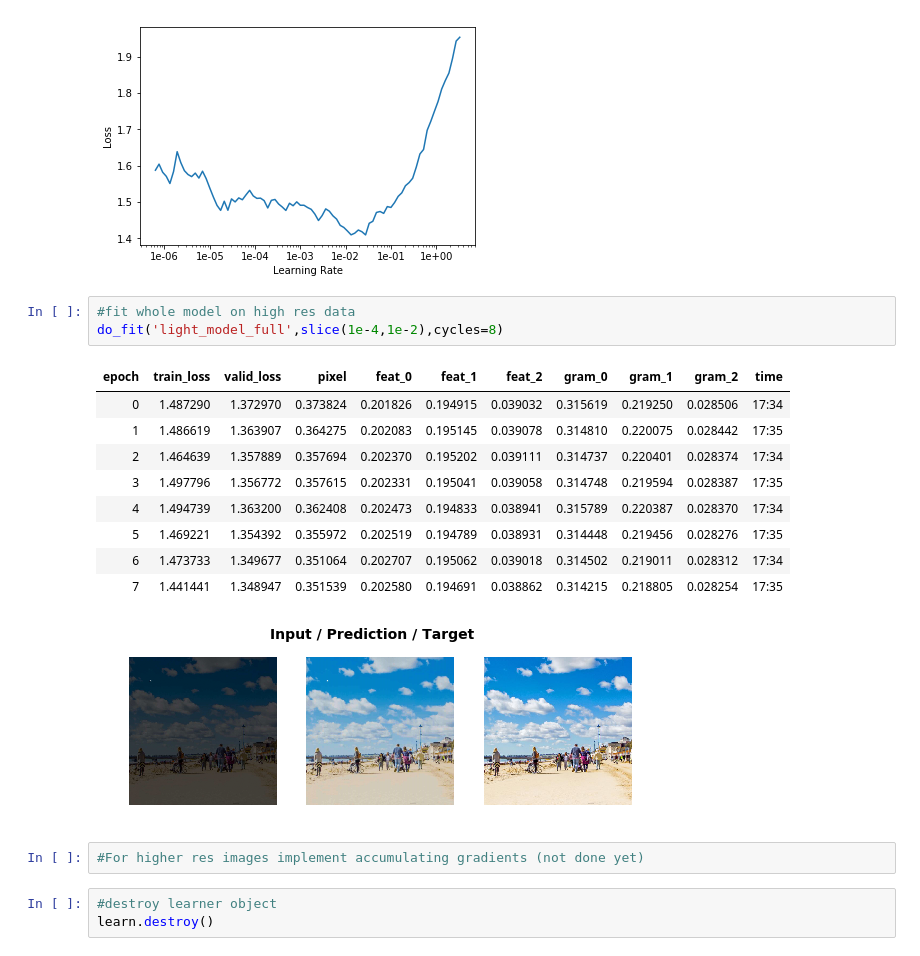
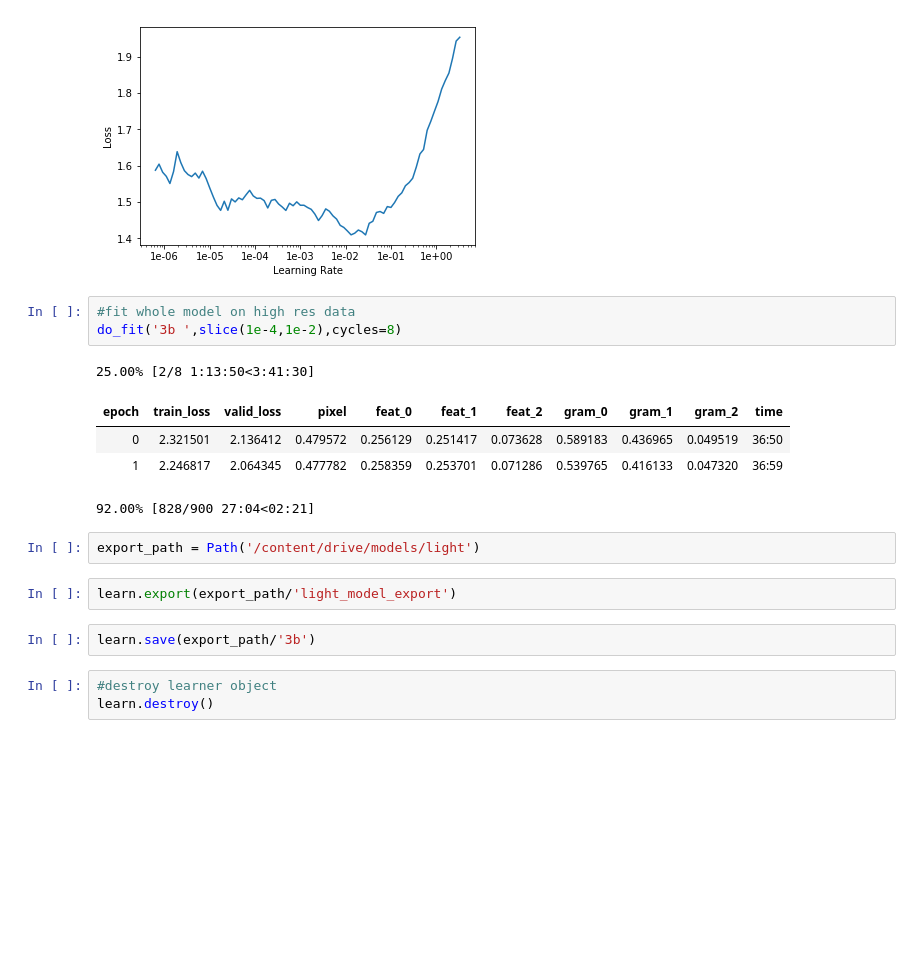
Before and after one commit to mrcasutt/lightinthedark, a Jupyter notebook: light_the_dark.ipynb, the cells around one changed output. Cells and saved outputs as stored; diff of their text form; blank space fills up the shorter version.

```diff
--- a/light_the_dark.ipynb
+++ b/light_the_dark.ipynb
@@ -425,20 +421,19 @@ LR Finder is complete, type {learner_name}.recorder.plot() to see the graph.
 [figure]
 # %%
 #fit whole model on high res data
-do_fit('light_model_full',slice(1e-4,1e-2),cycles=8)
+do_fit('3b ',slice(1e-4,1e-2),cycles=8)
 # %% [output]
+25.00% [2/8 1:13:50<3:41:30]
 | epoch | train_loss | valid_loss | pixel | feat_0 | feat_1 | feat_2 | gram_0 | gram_1 | gram_2 | time |
-| 0 | 1.487290 | 1.372970 | 0.373824 | 0.201826 | 0.194915 | 0.039032 | 0.315619 | 0.219250 | 0.028506 | 17:34 |
-| 1 | 1.486619 | 1.363907 | 0.364275 | 0.202083 | 0.195145 | 0.039078 | 0.314810 | 0.220075 | 0.028442 | 17:35 |
-| 2 | 1.464639 | 1.357889 | 0.357694 | 0.202370 | 0.195202 | 0.039111 | 0.314737 | 0.220401 | 0.028374 | 17:34 |
-| 3 | 1.497796 | 1.356772 | 0.357615 | 0.202331 | 0.195041 | 0.039058 | 0.314748 | 0.219594 | 0.028387 | 17:35 |
-| 4 | 1.494739 | 1.363200 | 0.362408 | 0.202473 | 0.194833 | 0.038941 | 0.315789 | 0.220387 | 0.028370 | 17:34 |
-| 5 | 1.469221 | 1.354392 | 0.355972 | 0.202519 | 0.194789 | 0.038931 | 0.314448 | 0.219456 | 0.028276 | 17:35 |
-| 6 | 1.473733 | 1.349677 | 0.351064 | 0.202707 | 0.195062 | 0.039018 | 0.314502 | 0.219011 | 0.028312 | 17:34 |
-| 7 | 1.441441 | 1.348947 | 0.351539 | 0.202580 | 0.194691 | 0.038862 | 0.314215 | 0.218805 | 0.028254 | 17:35 |
+| 0 | 2.321501 | 2.136412 | 0.479572 | 0.256129 | 0.251417 | 0.073628 | 0.589183 | 0.436965 | 0.049519 | 36:50 |
+| 1 | 2.246817 | 2.064345 | 0.477782 | 0.258359 | 0.253701 | 0.071286 | 0.539765 | 0.416133 | 0.047320 | 36:59 |
-[figure, removed]
+92.00% [828/900 27:04<02:21]
-# %%
-#For higher res images implement accumulating gradients (not done yet)
+# %%
+export_path = Path('/content/drive/models/light')
+# %%
+learn.export(export_path/'light_model_export')
+# %%
+learn.save(export_path/'3b')
 # %%
 #destroy learner object
 learn.destroy()
```
Also changed, not shown: parts of 34 cells of this notebook.
